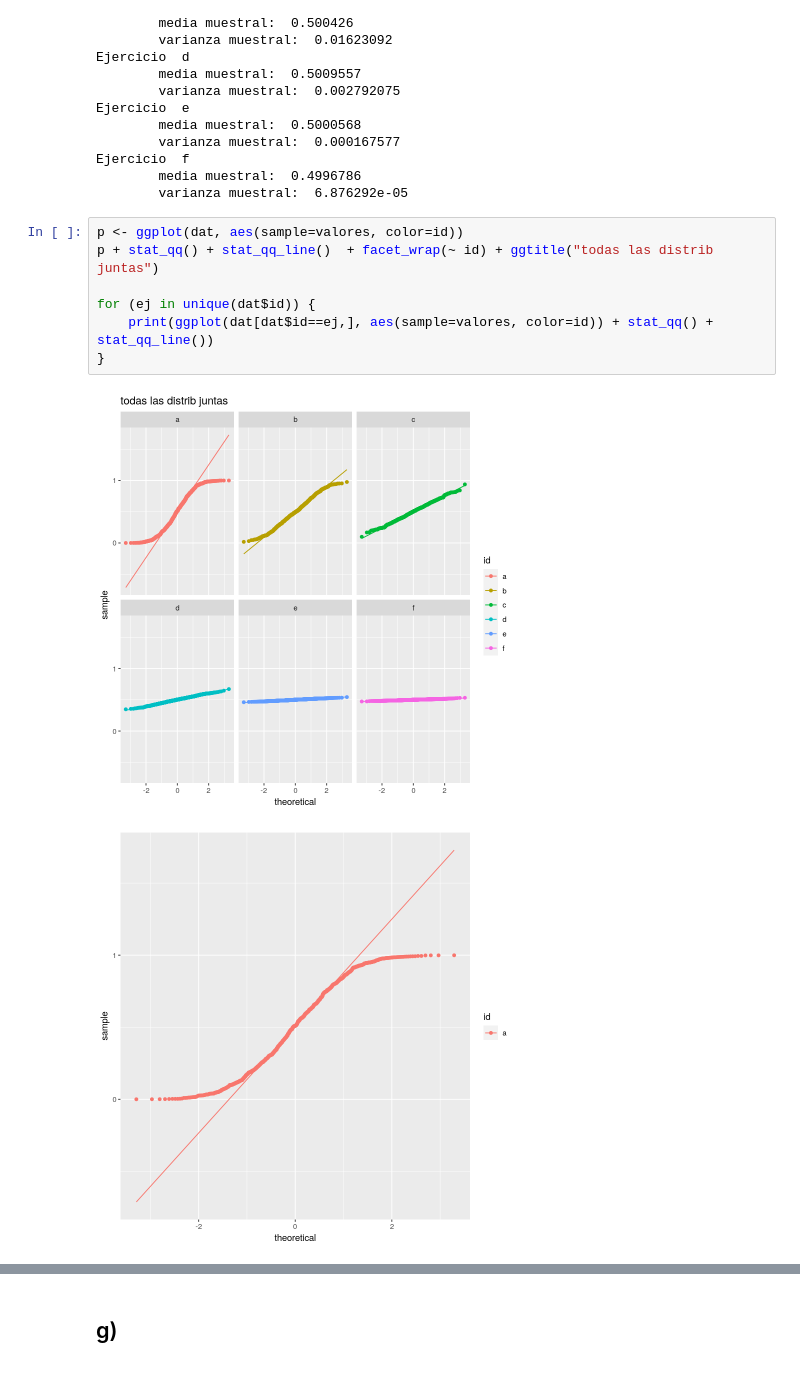
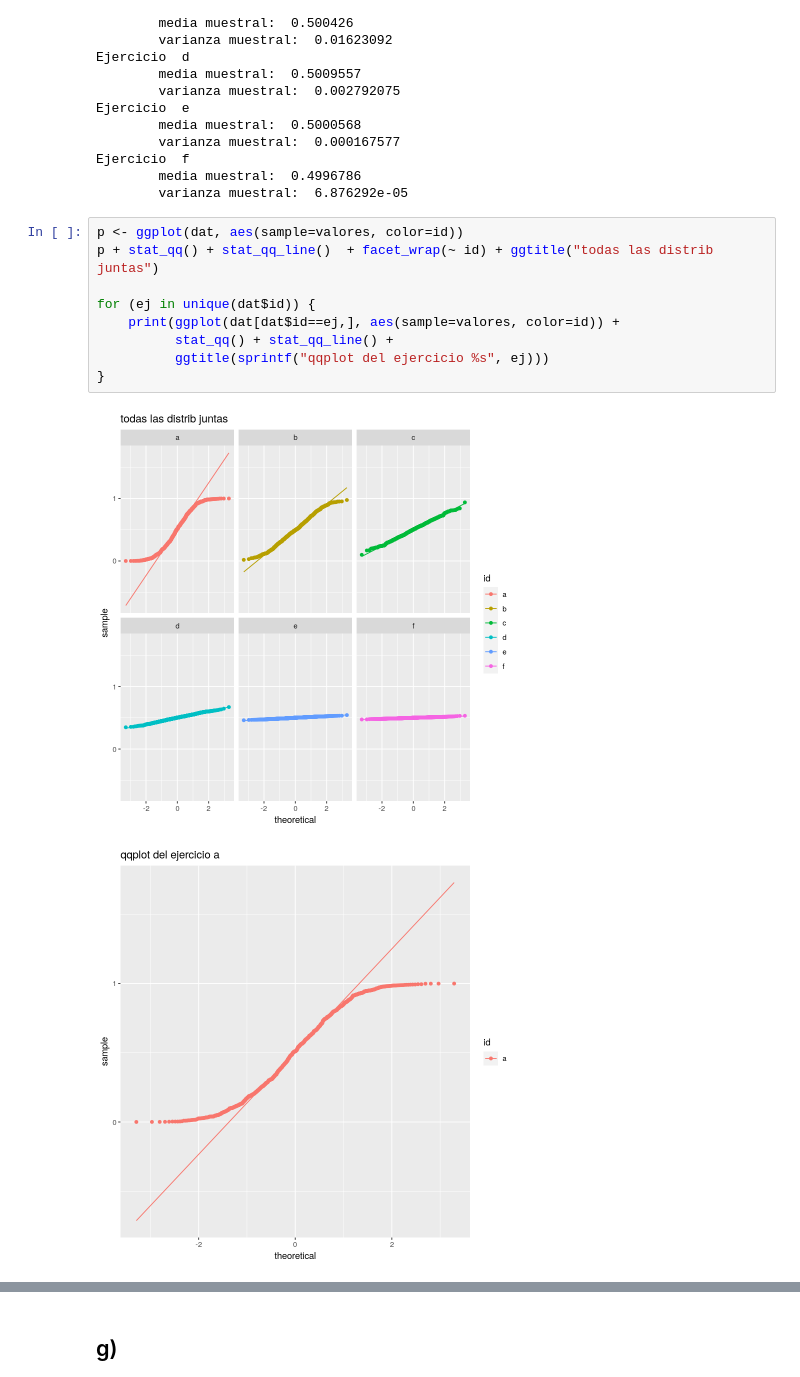
Before and after one commit to fzanollo/proba, a Jupyter notebook: tp/TP.ipynb, the cells around one changed output, grey strips where cells are left out. Cells and saved outputs as stored; diff of their text form.

```diff
--- a/tp/TP.ipynb
+++ b/tp/TP.ipynb
@@ -116,10 +116,12 @@ Ejercicio  f
 # %%
 p <- ggplot(dat, aes(sample=valores, color=id))
 p + stat_qq() + stat_qq_line()  + facet_wrap(~ id) + ggtitle("todas las distrib juntas")
 
 for (ej in unique(dat$id)) {
-    print(ggplot(dat[dat$id==ej,], aes(sample=valores, color=id)) + stat_qq() + stat_qq_line())
+    print(ggplot(dat[dat$id==ej,], aes(sample=valores, color=id)) +
+          stat_qq() + stat_qq_line() +
+          ggtitle(sprintf("qqplot del ejercicio %s", ej)))
 }
 # %% [output]
 [figure]
-[figure, old version]
+[figure, new version]
```
Also changed, not shown: parts of 3 cells of this notebook.
